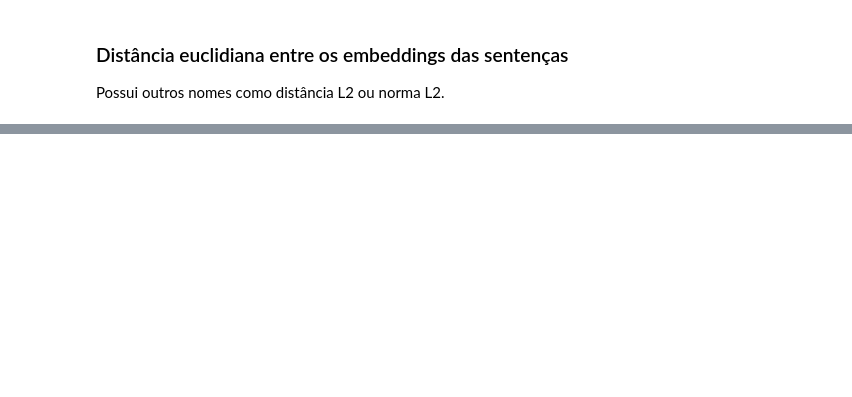
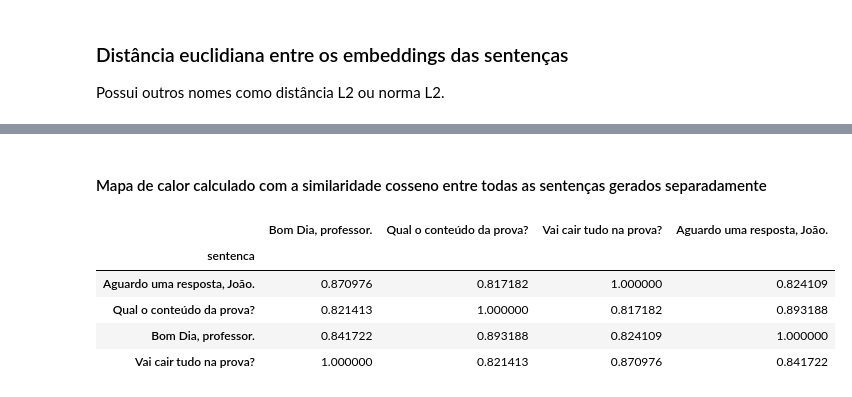
Before and after one commit to osmarbraz/exemplos_BERT, a Jupyter notebook: ExemplosWordEmbeddingContextualBERT_pt_br_sentenca.ipynb, the cells around one changed output, grey strips where cells are left out. Drawn from its saved outputs; the diff is of its cells as text; code cells hidden in the pictures; blank space fills up the shorter version.

```diff
--- a/ExemplosWordEmbeddingContextualBERT_pt_br_sentenca.ipynb
+++ b/ExemplosWordEmbeddingContextualBERT_pt_br_sentenca.ipynb
@@ -7895,0 +5928,6 @@ Dman       :   1132.67498779          1082.09576416
+# %%
+# Remove a dimensão 1, o lote 'batches'.
+#O método squeeze remove a primeira dimensão(0) pois possui tamanho 1
+embeddingTextoPermutado = torch.squeeze(last_hidden_states, dim=0)
+
+print ('O vetor de tokens de embedding do texto permutado tem o formato:', embeddingTextoPermutado.size())
@@ -7895,0 +6846,16 @@ Dman       :   1132.67498779          1082.09576416
+# %%
+# Importa a biblioteca
+import torch
+
+# Calcula o embeddings das sentenças
+matrix_embedding2 = []
+
+for i,sentenca in enumerate(texto_2):
+    # Gera os embeddings da sentença utiliza a concatenação das 4 últimas camadas
+    embedding, tokens = getEmbeddingsConcat4UltimasCamadas(sentenca, model, tokenizer)
+    # Calcula a média dos embeddings dos tokens da sentença
+    media_embedding = torch.mean(embedding, dim=0)
+    # Converte em um array numpy
+    media = media_embedding.numpy()
+    # Adiciona na lista
+    matrix_embedding2.append(media)
@@ -7895,0 +6887,15 @@ Dman       :   1132.67498779          1082.09576416
+# %% [markdown]
+#### Mapa de calor calculado com a similaridade cosseno entre todas as sentenças gerados separadamente
+# %%
+# Cria o dataframe da lista com as sentenças como nome das colunas
+df1 = pd.DataFrame(cos_matrix,columns = texto_1)
+# Indexa pela sentença
+df1.index = df2.sentenca
+df1
+# %% [output]
+|  | Bom Dia, professor. | Qual o conteúdo da prova? | Vai cair tudo na prova? | Aguardo uma resposta, João. |
+| sentenca |  |  |  |  |
+| Aguardo uma resposta, João. | 0.870976 | 0.817182 | 1.000000 | 0.824109 |
+| Qual o conteúdo da prova? | 0.821413 | 1.000000 | 0.817182 | 0.893188 |
+| Bom Dia, professor. | 0.841722 | 0.893188 | 0.824109 | 1.000000 |
+| Vai cair tudo na prova? | 1.000000 | 0.821413 | 0.870976 | 0.841722 |
```
Also changed, not shown: parts of 663 cells of this notebook.
